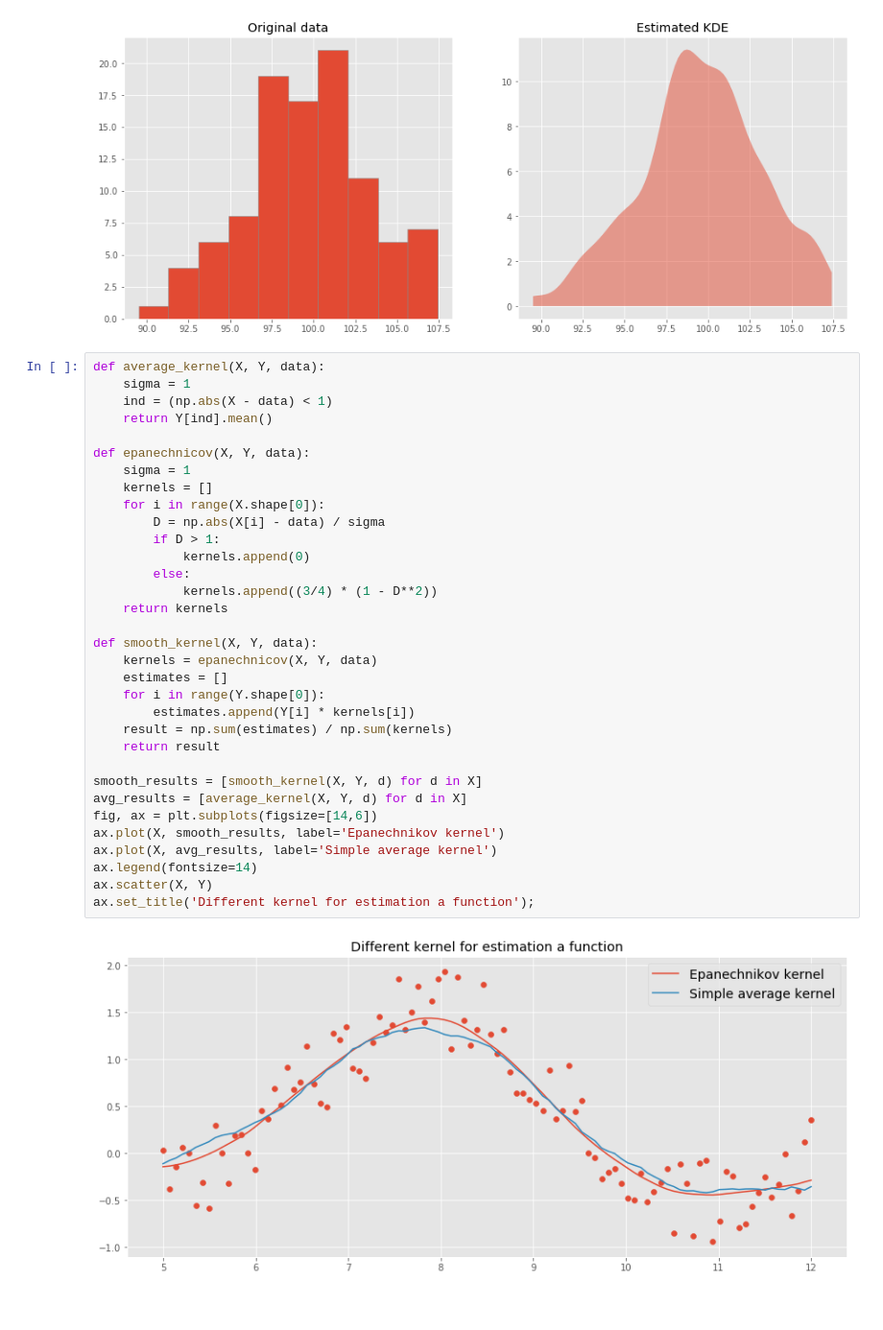
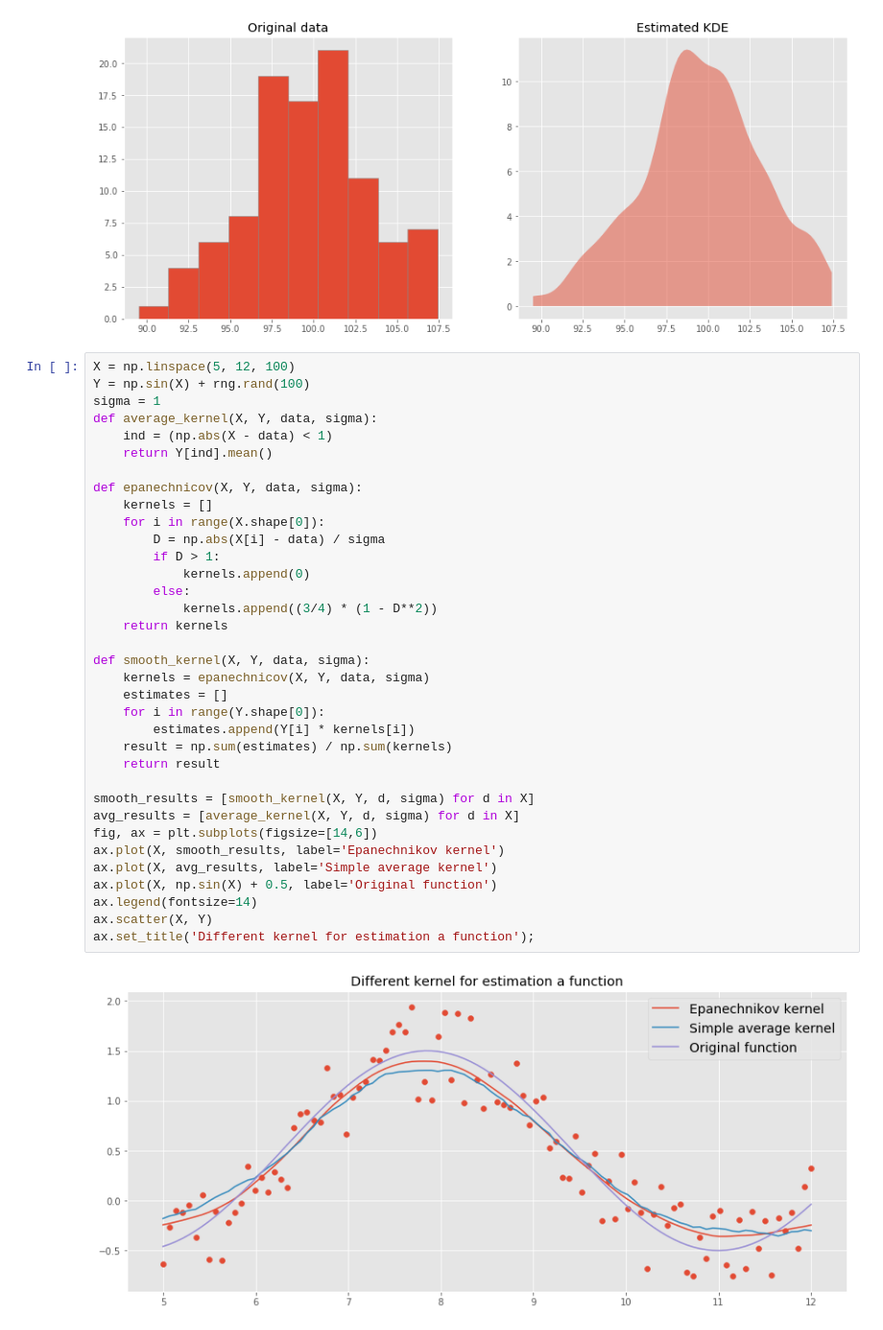
Before and after one commit to Bounty1993/ML-Algorithms-From-Scratch, a Jupyter notebook: kernel_smoothing.ipynb, the cells around one changed output. Shown: that part at 96% size. Drawn from its saved outputs; the diff is of its cells as text.

Commit message:
Working kernel smoothing with 2 kernels

```diff
--- a/kernel_smoothing.ipynb
+++ b/kernel_smoothing.ipynb
@@ -25,37 +25,39 @@ axes[1].set_title('Estimated KDE');
 # %% [output]
 [figure]
 # %%
-def average_kernel(X, Y, data):
-    sigma = 1
+X = np.linspace(5, 12, 100)
+Y = np.sin(X) + rng.rand(100)
+sigma = 1
+def average_kernel(X, Y, data, sigma):
     ind = (np.abs(X - data) < 1)
     return Y[ind].mean()
 
-def epanechnicov(X, Y, data):
-    sigma = 1
+def epanechnicov(X, Y, data, sigma):
     kernels = []
     for i in range(X.shape[0]):
         D = np.abs(X[i] - data) / sigma
         if D > 1:
             kernels.append(0)
         else:
             kernels.append((3/4) * (1 - D**2))
     return kernels
 
-def smooth_kernel(X, Y, data):
-    kernels = epanechnicov(X, Y, data)
+def smooth_kernel(X, Y, data, sigma):
+    kernels = epanechnicov(X, Y, data, sigma)
     estimates = []
     for i in range(Y.shape[0]):
         estimates.append(Y[i] * kernels[i])
     result = np.sum(estimates) / np.sum(kernels)
     return result
 
-smooth_results = [smooth_kernel(X, Y, d) for d in X]
-avg_results = [average_kernel(X, Y, d) for d in X]
+smooth_results = [smooth_kernel(X, Y, d, sigma) for d in X]
+avg_results = [average_kernel(X, Y, d, sigma) for d in X]
 fig, ax = plt.subplots(figsize=[14,6])
 ax.plot(X, smooth_results, label='Epanechnikov kernel')
 ax.plot(X, avg_results, label='Simple average kernel')
+ax.plot(X, np.sin(X) + 0.5, label='Original function')
 ax.legend(fontsize=14)
 ax.scatter(X, Y)
 ax.set_title('Different kernel for estimation a function');
 # %% [output]
-[figure, old version]
+[figure, new version]
```
